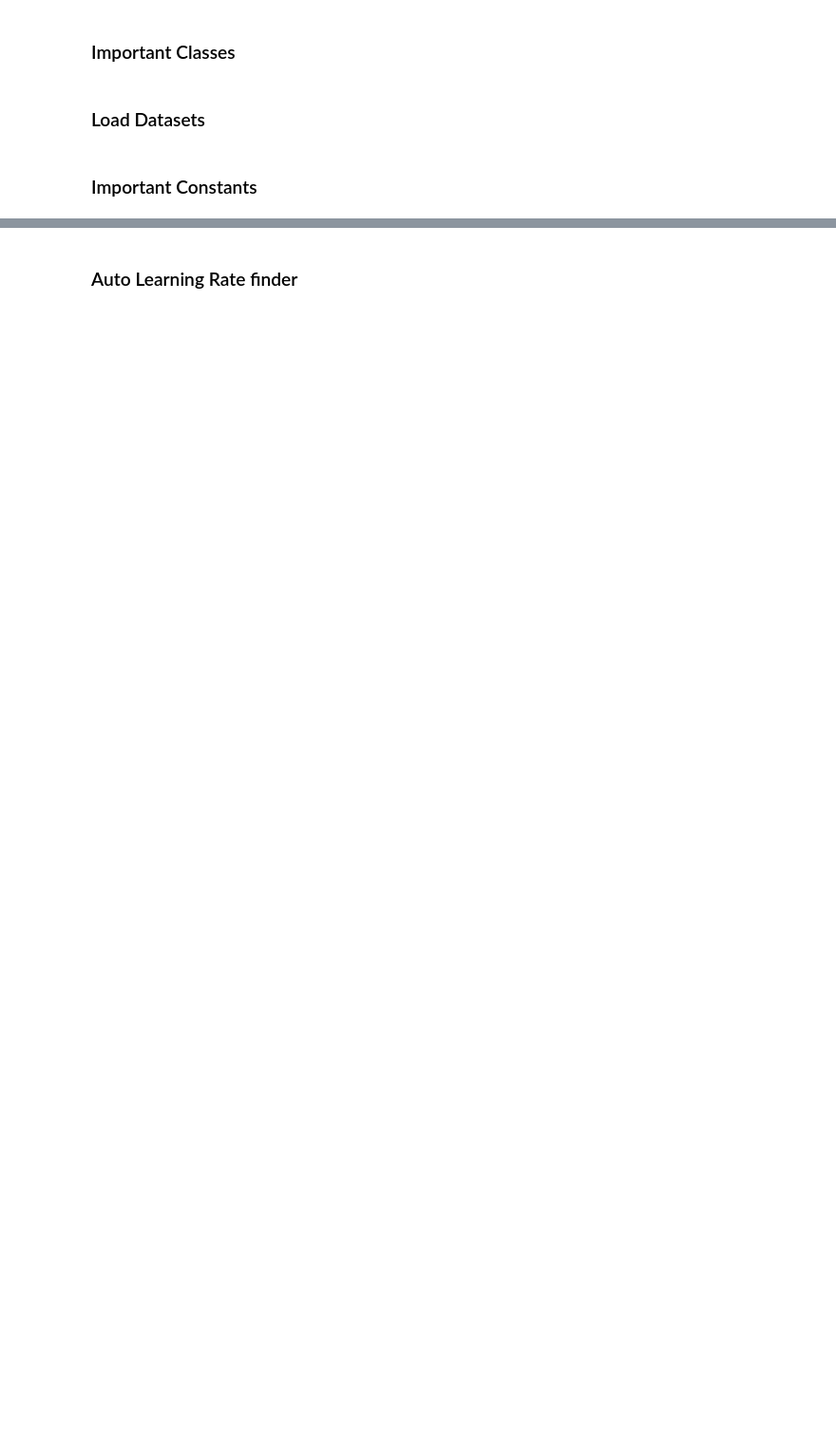
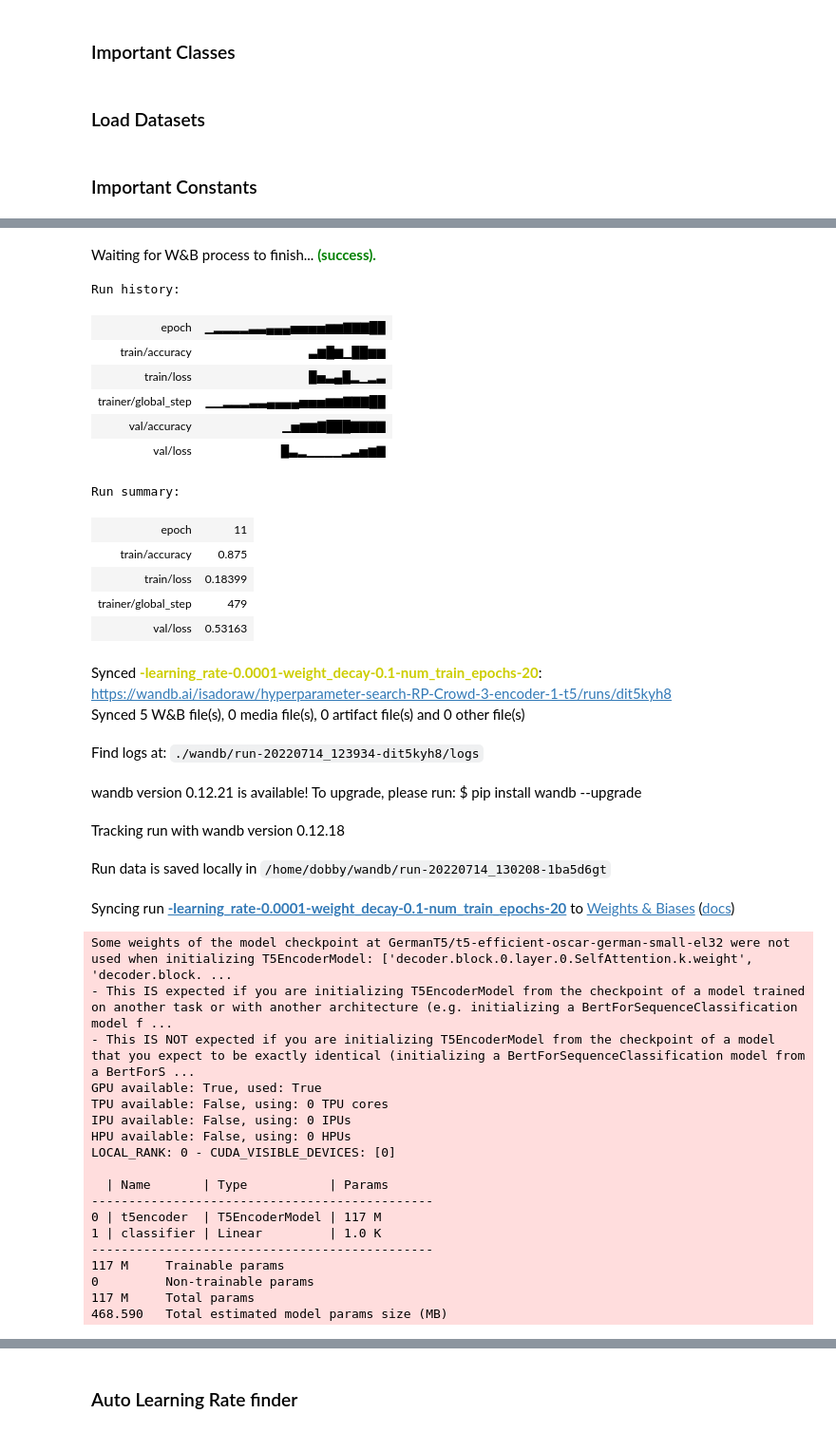
Before and after one commit to icwhite/moderat_transformers_rise, a Jupyter notebook: Training/encoderT5/encoder-t5-experiments.ipynb, the cells around one changed output, grey strips where cells are left out. Shown: that part at 95% size. Drawn from its saved outputs; the diff is of its cells as text; code cells hidden in the pictures; blank space fills up the shorter version.

Commit message:
running mt5 and experiments with the encoder only version of t5

```diff
--- a/Training/encoderT5/encoder-t5-experiments.ipynb
+++ b/Training/encoderT5/encoder-t5-experiments.ipynb
@@ -49,7 +49,7 @@ class Enc1T5(pl.LightningModule):
         accuracy = compute_accuracy(pred, labels)
         return loss, accuracy
 
-    def training_step(self, batch, batch_idx):
+    def training_step(self, batch, batch_idx=None):
         loss, accuracy = self._step(batch)
         self.log("train/loss", loss)
         self.log("train/accuracy", accuracy)
@@ -151,6 +151,7 @@ class RPClassificationDataset(Dataset):
 # %% [markdown]
 ### Load Datasets
 # %%
+import re
 def get_folds_classification(csv_path):
     val_inputs = []
     val_targets = []
@@ -180,14 +181,24 @@ def get_folds_classification(csv_path):
                 val_targets.append(target)
 
         return train_inputs, train_targets, val_inputs, val_targets
+
+def load_dataset(source):
+# source = f"./Datasets/{dataset}-folds.csv"
+    train_inputs, train_targets, val_inputs, val_targets = get_folds_classification(source)
+
+    tokenizer = AutoTokenizer.from_pretrained(MODEL_NAME_OR_PATH)
+
+    train_dataset = RPClassificationDataset(tokenizer, train_inputs, train_targets)
+    valid_dataset = RPClassificationDataset(tokenizer, val_inputs, val_targets)
+    return train_dataset, valid_dataset
 # %% [markdown]
 ### Important Constants
 # %%
 MODEL_NAME_OR_PATH = "GermanT5/t5-efficient-oscar-german-small-el32"
-DATASETS = ["RP-Crowd-3"]
+DATASETS = ["RP-Crowd-2", "RP-Mod"]
 WANDB_PROJECT_NAME = f"{MODEL_NAME_OR_PATH}-all-datasets"
 OUTPUT_DIR = f"./{MODEL_NAME_OR_PATH}-results/"
-TUNING_LEARNING_RATE = False
+TUNING_LEARNING_RATE = True
 # %%
 import os
 os.environ["TOKENIZERS_PARALLELISM"] = "false"
@@ -240,12 +247,0 @@ train_params = dict(
-# %%
-def train(model_class, dataset_name, config, checkpoint_dir=None, data_dir=None):
-    # load train & test datasets
-    # add them to args
-    # initialize model
-
-    # get train params and update with wandb logger, checkpoint callback, and early stopping callback
-
-    # initialize trainer
-
-    # tune report
-    pass
@@ -251,0 +317,51 @@ def train(model_class, dataset_name, config, checkpoint_dir=None, data_dir=None)
+# %%
+run_once = True
+if run_once:
+    config = {
+        "learning_rate": 1e-4,
+        "weight_decay": 0.1,
+        "num_train_epochs": 20
+    }
+
+    for dataset in DATASETS:
+        do_one_training_run(dataset, Enc1T5, config, f"{dataset}-encoder-1-t5")
+# %% [output]
+Waiting for W&B process to finish... (success).
+Run history:
+| epoch | ▁▂▂▂▂▃▃▄▄▄▅▅▅▅▆▆▇▇▇██ |
+| train/accuracy | ▃▆█▆▁██▆▆ |
+| train/loss | █▅▃▄█▂▁▂▃ |
+| trainer/global_step | ▁▁▂▂▂▃▃▄▄▄▄▅▅▅▆▆▇▇▇██ |
+| val/accuracy | ▁▅▆▆▇███▇▇▇▇ |
+| val/loss | █▃▂▁▁▁▁▂▃▅▆▇ |
+Run summary:
+| epoch | 11 |
+| train/accuracy | 0.875 |
+| train/loss | 0.18399 |
+| trainer/global_step | 479 |
+| val/loss | 0.53163 |
+Synced -learning_rate-0.0001-weight_decay-0.1-num_train_epochs-20: https://wandb.ai/isadoraw/hyperparameter-search-RP-Crowd-3-encoder-1-t5/runs/dit5kyh8
+Synced 5 W&B file(s), 0 media file(s), 0 artifact file(s) and 0 other file(s)
+Find logs at: ./wandb/run-20220714_123934-dit5kyh8/logs
+wandb version 0.12.21 is available! To upgrade, please run: $ pip install wandb --upgrade
+Tracking run with wandb version 0.12.18
+Run data is saved locally in /home/dobby/wandb/run-20220714_130208-1ba5d6gt
+Syncing run -learning_rate-0.0001-weight_decay-0.1-num_train_epochs-20 to Weights & Biases (docs)
+Some weights of the model checkpoint at GermanT5/t5-efficient-oscar-german-small-el32 were not used when initializing T5EncoderModel: ['decoder.block.0.layer.0.SelfAttention.k.weight', 'decoder.block. ...
+- This IS expected if you are initializing T5EncoderModel from the checkpoint of a model trained on another task or with another architecture (e.g. initializing a BertForSequenceClassification model f ...
+- This IS NOT expected if you are initializing T5EncoderModel from the checkpoint of a model that you expect to be exactly identical (initializing a BertForSequenceClassification model from a BertForS ...
+GPU available: True, used: True
+TPU available: False, using: 0 TPU cores
+IPU available: False, using: 0 IPUs
+HPU available: False, using: 0 HPUs
+LOCAL_RANK: 0 - CUDA_VISIBLE_DEVICES: [0]
+
+  | Name       | Type           | Params
+----------------------------------------------
+0 | t5encoder  | T5EncoderModel | 117 M
+1 | classifier | Linear         | 1.0 K
+----------------------------------------------
+117 M     Trainable params
+0         Non-trainable params
+117 M     Total params
+468.590   Total estimated model params size (MB)
```
Also changed, not shown: parts of 12 cells of this notebook, 4 other files.
